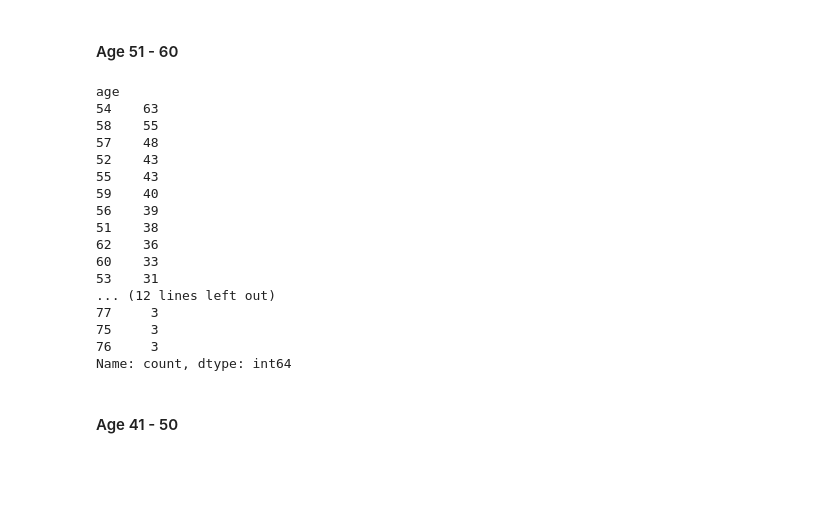
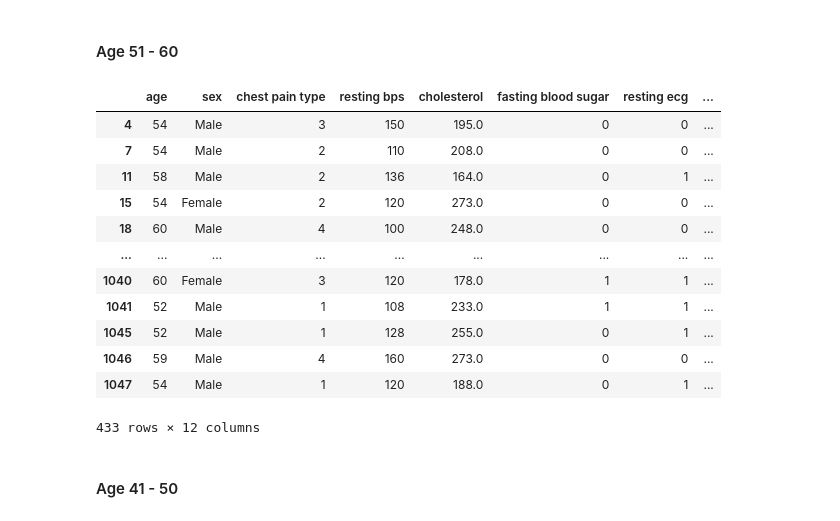
Before and after one commit to Astro0re/Data, a Jupyter notebook: Heart Disease/Heart Disease analysis.ipynb, the cells around one changed output. Saved outputs shown, nothing was run; the diff lists cells and outputs as text; code cells hidden in the pictures; blank space fills up the shorter version.

```diff
--- a/Heart Disease/Heart Disease analysis.ipynb
+++ b/Heart Disease/Heart Disease analysis.ipynb
@@ -154,23 +150,19 @@ Age_61_Up
 # %% [markdown]
 #### Age 51 - 60
 # %%
-Age_51_60 = Hrt[(Hrt['age'] >= 41) (Hrt['age'] <= 50) ]
+Age_51_60 = Hrt[ (Hrt['age'] >= 51) & (Hrt['age'] <= 60) ]
 Age_51_60
 # %% [output]
+|  | age | sex | chest pain type | resting bps | cholesterol | fasting blood sugar | resting ecg | ... |
+| 4 | 54 | Male | 3 | 150 | 195.0 | 0 | 0 | ... |
+| 7 | 54 | Male | 2 | 110 | 208.0 | 0 | 0 | ... |
+| 11 | 58 | Male | 2 | 136 | 164.0 | 0 | 1 | ... |
+| 15 | 54 | Female | 2 | 120 | 273.0 | 0 | 0 | ... |
+| 18 | 60 | Male | 4 | 100 | 248.0 | 0 | 0 | ... |
+| ... | ... | ... | ... | ... | ... | ... | ... | ... |
+| 1040 | 60 | Female | 3 | 120 | 178.0 | 1 | 1 | ... |
+| 1041 | 52 | Male | 1 | 108 | 233.0 | 1 | 1 | ... |
+| 1045 | 52 | Male | 1 | 128 | 255.0 | 0 | 1 | ... |
+| 1046 | 59 | Male | 4 | 160 | 273.0 | 0 | 0 | ... |
+| 1047 | 54 | Male | 1 | 120 | 188.0 | 0 | 1 | ... |
-age
-54    63
-58    55
-57    48
-52    43
-55    43
-59    40
-56    39
-51    38
-62    36
-60    33
-53    31
-... (12 lines left out)
-77     3
-75     3
-76     3
-Name: count, dtype: int64
+433 rows × 12 columns
```
Also changed, not shown: parts of 33 cells of this notebook.
